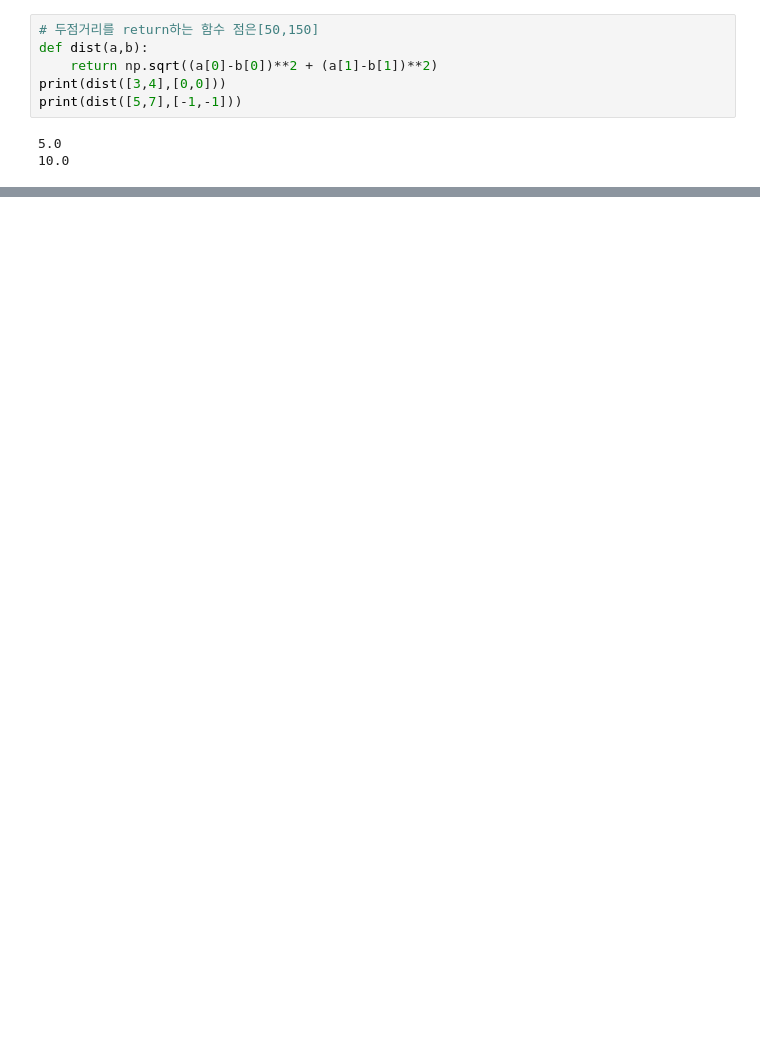
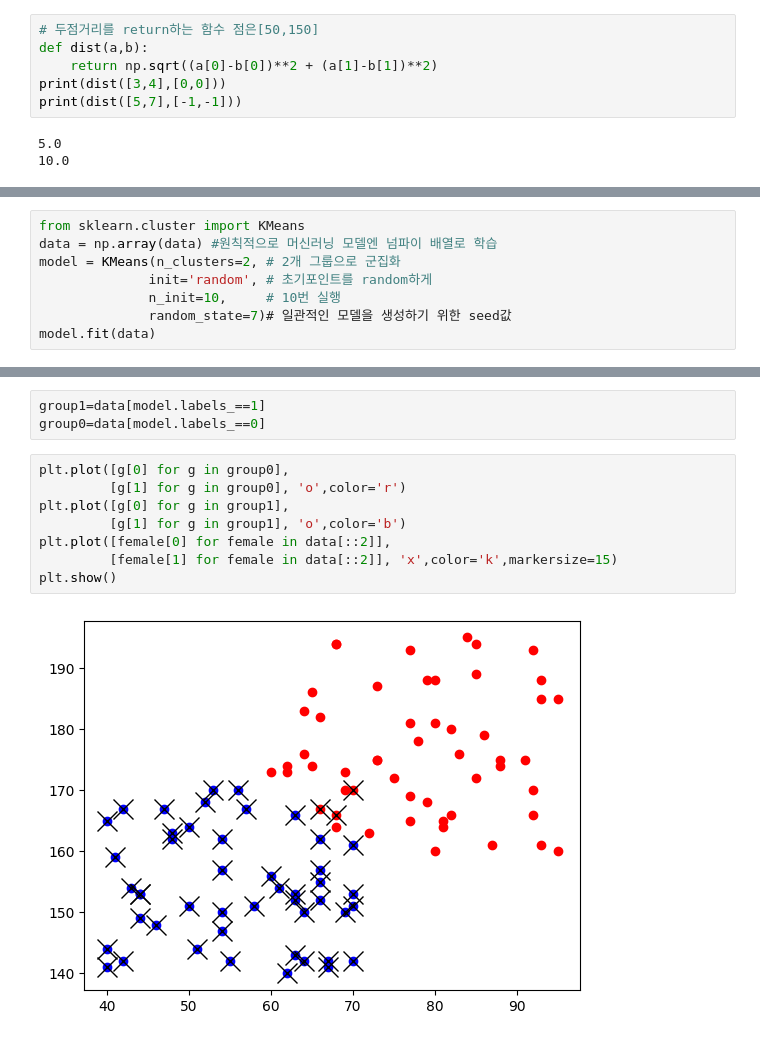
Before and after one commit to zardness/Sang, a Jupyter notebook: source/05_DeepLearning/03_비지도학습_군집분석.ipynb, the cells around one changed output, grey strips where cells are left out. Saved outputs shown, nothing was run; the diff lists cells and outputs as text; blank space fills up the shorter version.

```diff
--- a/source/05_DeepLearning/03_비지도학습_군집분석.ipynb
+++ b/source/05_DeepLearning/03_비지도학습_군집분석.ipynb
@@ -123,0 +195,8 @@ plt.show()
+# %%
+from sklearn.cluster import KMeans
+data = np.array(data) #원칙적으로 머신러닝 모델엔 넘파이 배열로 학습
+model = KMeans(n_clusters=2, # 2개 그룹으로 군집화
+              init='random', # 초기포인트를 random하게
+              n_init=10,     # 10번 실행
+              random_state=7)# 일관적인 모델을 생성하기 위한 seed값
+model.fit(data)
@@ -123,0 +220,13 @@ plt.show()
+# %%
+group1=data[model.labels_==1]
+group0=data[model.labels_==0]
+# %%
+plt.plot([g[0] for g in group0],
+         [g[1] for g in group0], 'o',color='r')
+plt.plot([g[0] for g in group1],
+         [g[1] for g in group1], 'o',color='b')
+plt.plot([female[0] for female in data[::2]],
+         [female[1] for female in data[::2]], 'x',color='k',markersize=15)
+plt.show()
+# %% [output]
+[figure, added]
```
Also changed, not shown: parts of 17 cells of this notebook, 4 other files.
